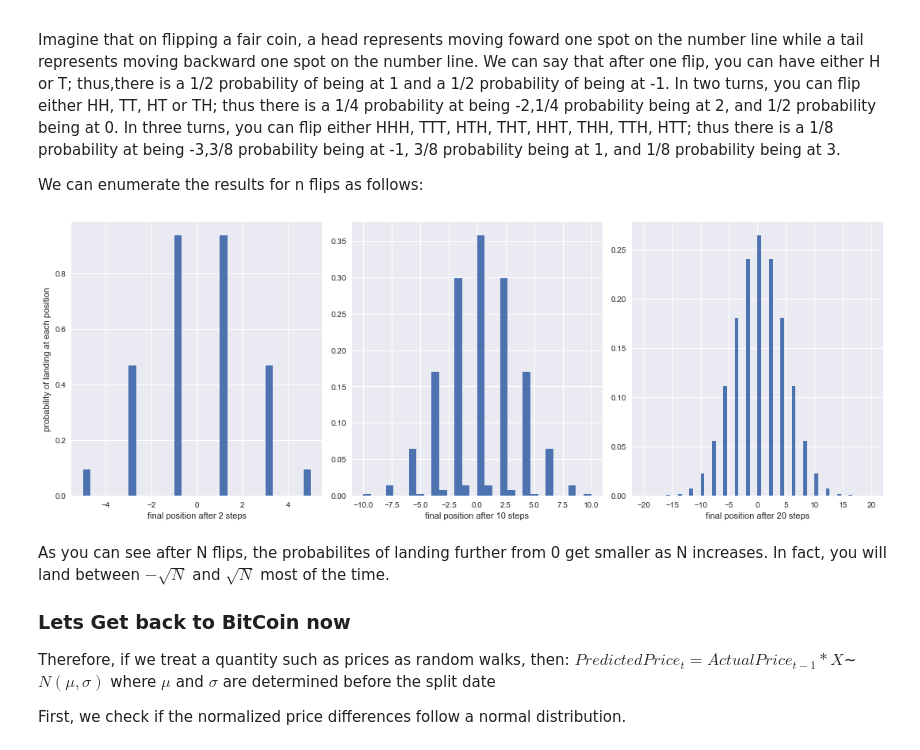
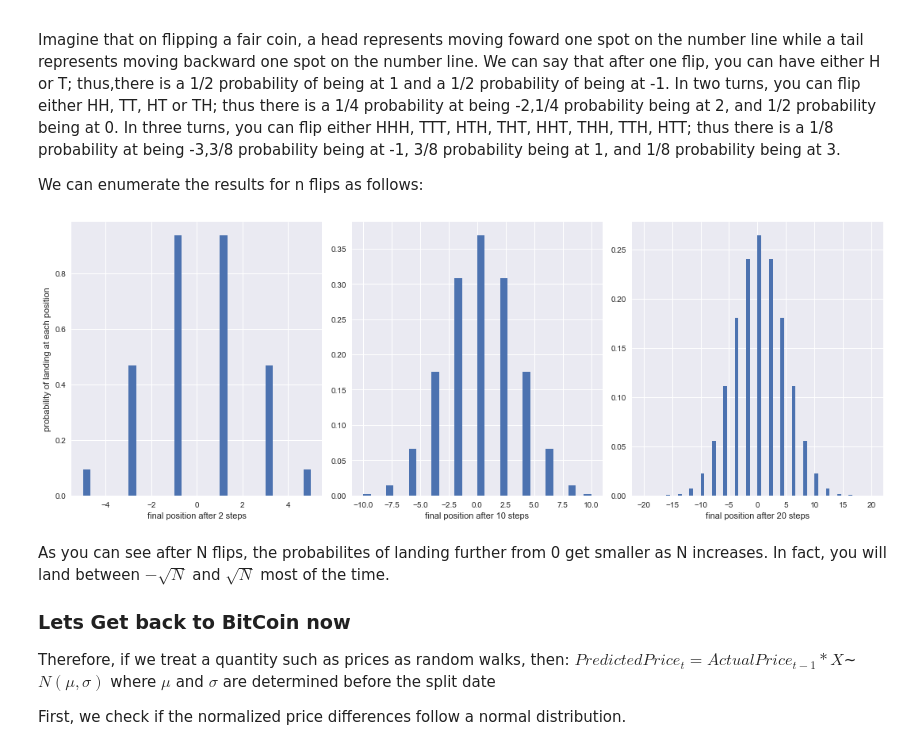
Before and after one commit to Viraj-Joshi/BitCoin-Price-Predictor, a Jupyter notebook: Bitcoin Price Predictor.ipynb, the cells around one changed output. Cells and saved outputs as stored; diff of their text form; code cells hidden in the pictures.

```diff
--- a/Bitcoin Price Predictor.ipynb
+++ b/Bitcoin Price Predictor.ipynb
@@ -131,37 +130,38 @@ def make_freq(N):
     count = 0
     toss_enumeration = tosses(N)
     for combo in toss_enumeration:
         for i in range(len(combo)):
             if combo[i]=='H':
                 count+=1
             else:
                 count-=1
         list.append(count);
         count = 0;
 
-
 make_freq(5)
 pd_list = pd.Series(list)
+list=[]
 fig, (ax1,ax2,ax3) = plt.subplots(1,3)
 ax1.hist(pd_list,bins =30,density = True)
-ax1.set_xlabel("final position after 2 steps")
+ax1.set_xlabel("final position after 5 steps")
 ax1.set_ylabel("probability of landing at each position")
 
 make_freq(10)
 pd_list = pd.Series(list)
+#list=[]
 ax2.hist(pd_list,bins =30,density = True)
 ax2.set_xlabel("final position after 10 steps")
 
 
 make_freq(20)
 pd_list = pd.Series(list)
-ax3.hist(pd_list,bins =60,density = True)
+ax3.hist(pd_list,bins = 60,density = True)
 ax3.set_xlabel("final position after 20 steps")
 
 fig.set_figwidth(15)
 plt.tight_layout()
 # %% [output]
-[figure, old version]
+[figure, new version]
 # %% [markdown]
 As you can see after N flips, the probabilites of landing further from 0 get smaller as N increases. In fact, you will land between $-\sqrt{N}$ and $\sqrt{N}$ most of the time.
 
```
Also changed, not shown: parts of 12 cells of this notebook.
